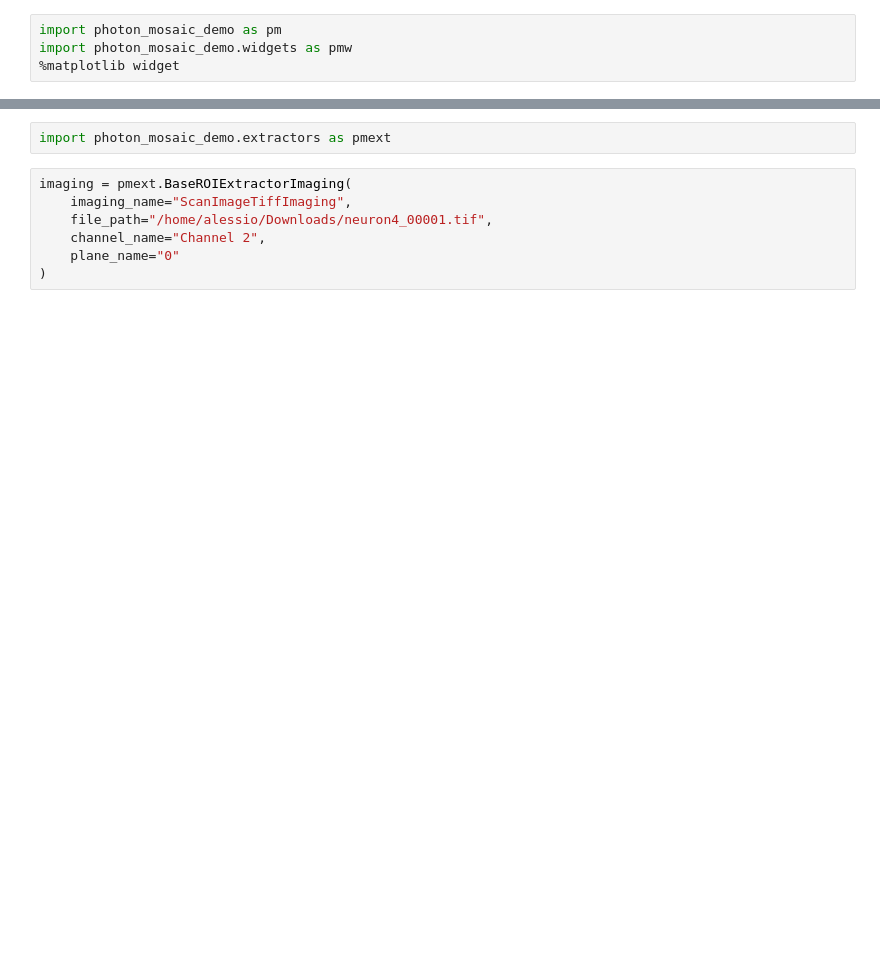
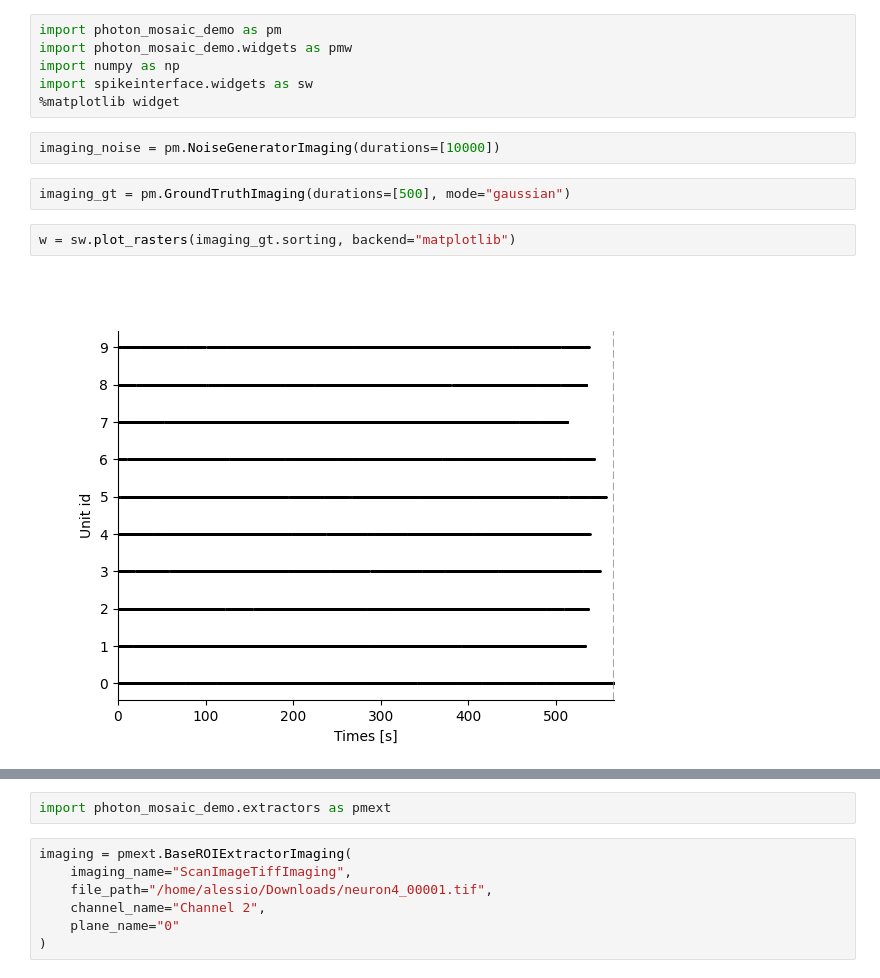
Before and after one commit to AllenNeuralDynamics/photon-mosaic-demo, a Jupyter notebook: sandbox/demo.ipynb, the cells around one changed output, grey strips where cells are left out. Drawn from its saved outputs; the diff is of its cells as text; blank space fills up the shorter version.

Commit message:
Add binaryimaging, ChunkImagingExecutor, and on-the-fly generator

```diff
--- a/sandbox/demo.ipynb
+++ b/sandbox/demo.ipynb
@@ -1,4 +1,14 @@
 # %%
 import photon_mosaic_demo as pm
 import photon_mosaic_demo.widgets as pmw
+import numpy as np
+import spikeinterface.widgets as sw
 %matplotlib widget
+# %%
+imaging_noise = pm.NoiseGeneratorImaging(durations=[10000])
+# %%
+imaging_gt = pm.GroundTruthImaging(durations=[500], mode="gaussian")
+# %%
+w = sw.plot_rasters(imaging_gt.sorting, backend="matplotlib")
+# %% [output]
+[figure, added]
```
Also changed, not shown: parts of 24 cells of this notebook, 7 other files.
